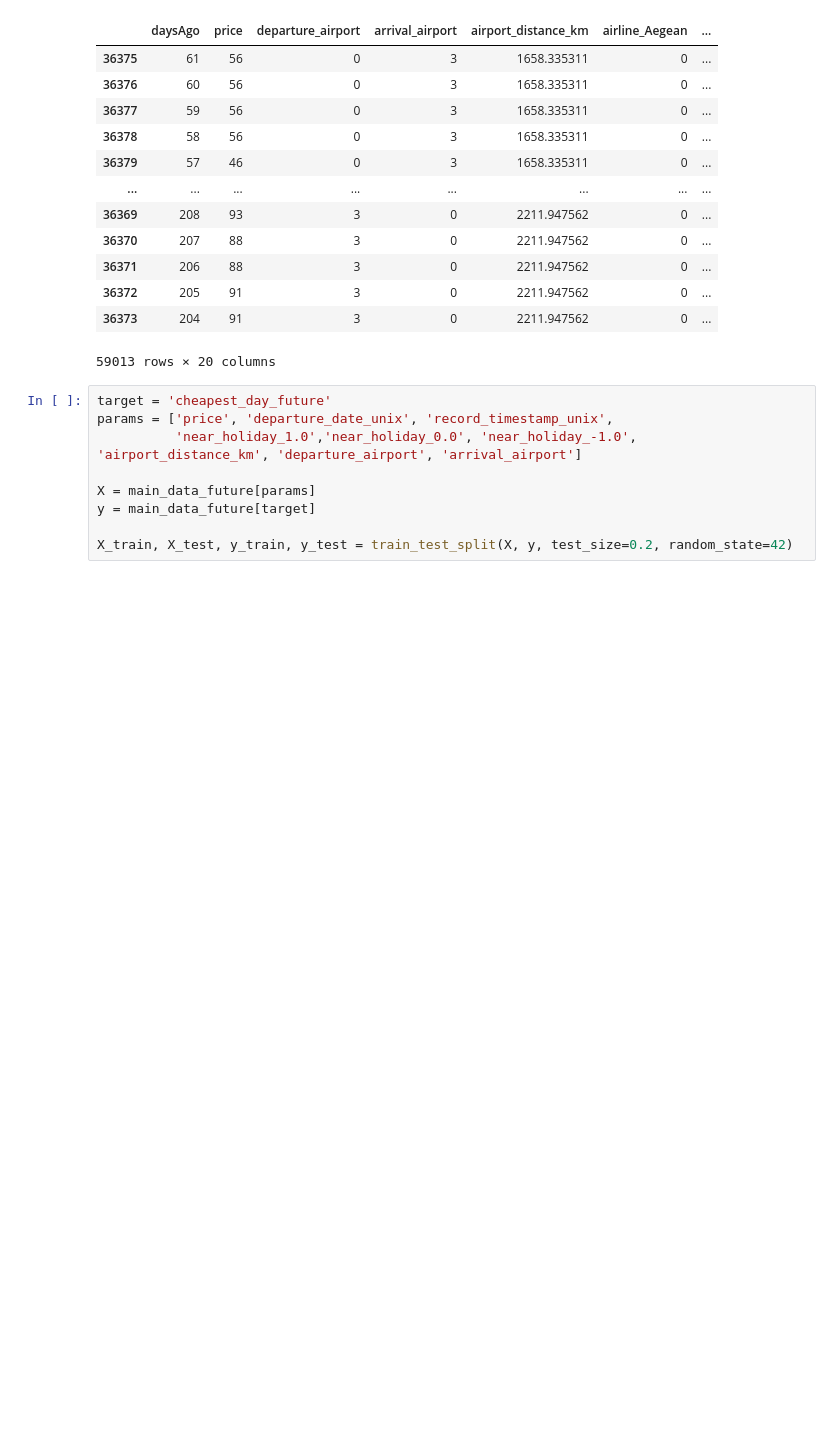
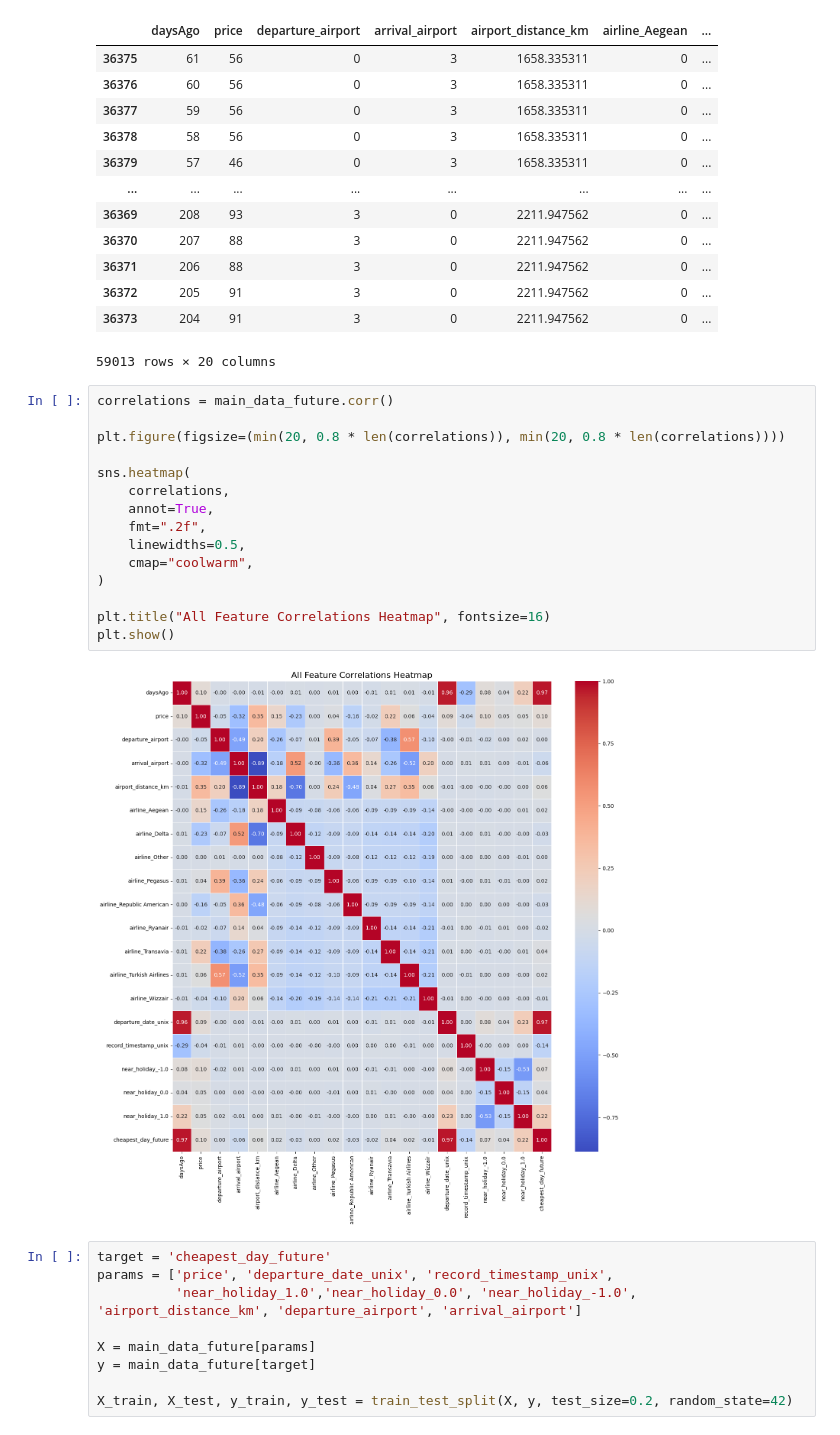
Before and after one commit to Boyan-Apostolov/Flight-Prices-Predicitons, a Jupyter notebook: flights_prediction_iteration_1.ipynb, the cells around one changed output. Drawn from its saved outputs; the diff is of its cells as text; blank space fills up the shorter version.

```diff
--- a/flights_prediction_iteration_1.ipynb
+++ b/flights_prediction_iteration_1.ipynb
@@ -636,6 +636,23 @@ main_data_future
 | 36372 | 205 | 91 | 3 | 0 | 2211.947562 | 0 | ... |
 | 36373 | 204 | 91 | 3 | 0 | 2211.947562 | 0 | ... |
 59013 rows × 20 columns
+# %%
+correlations = main_data_future.corr()
+
+plt.figure(figsize=(min(20, 0.8 * len(correlations)), min(20, 0.8 * len(correlations))))
+
+sns.heatmap(
+    correlations,
+    annot=True,
+    fmt=".2f",
+    linewidths=0.5,
+    cmap="coolwarm",
+)
+
+plt.title("All Feature Correlations Heatmap", fontsize=16)
+plt.show()
+# %% [output]
+[figure, added]
 # %%
 target = 'cheapest_day_future'
 params = ['price', 'departure_date_unix', 'record_timestamp_unix',
```
Also changed, not shown: parts of 9 cells of this notebook, 12 other files.
